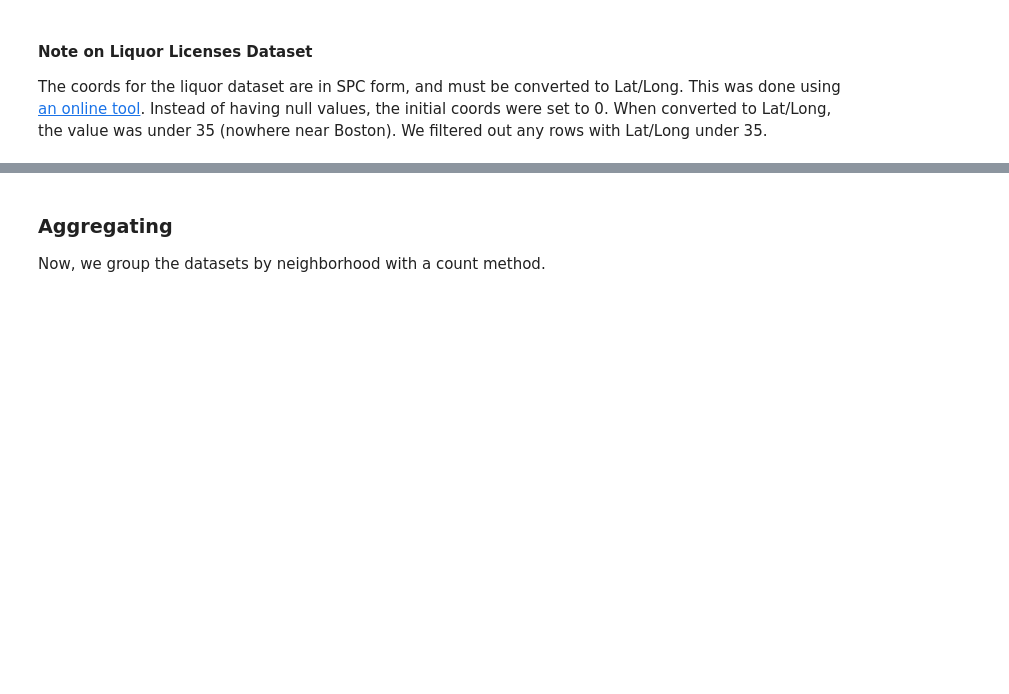
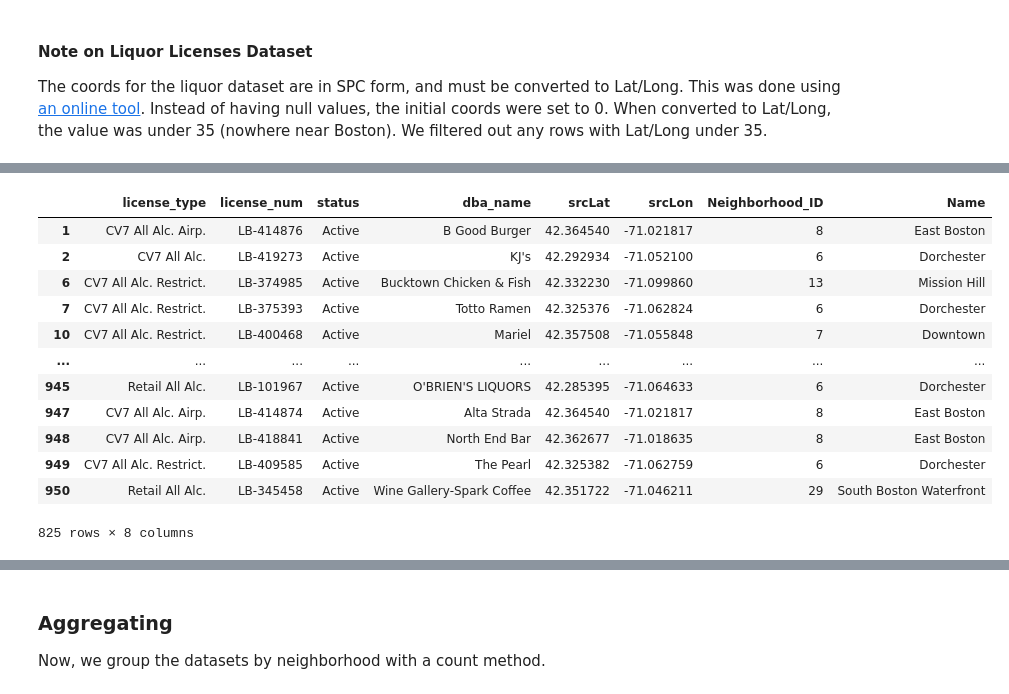
Before and after one commit to pickdani/Bostonography-Final, a Jupyter notebook: data-manipulation.ipynb, the cells around one changed output, grey strips where cells are left out. Saved outputs shown, nothing was run; the diff lists cells and outputs as text; code cells hidden in the pictures; blank space fills up the shorter version.

```diff
--- a/data-manipulation.ipynb
+++ b/data-manipulation.ipynb
@@ -113,0 +128,16 @@ alc = alc.astype({'Neighborhood_ID': 'int64'})
+# %%
+alc
+# %% [output]
+|  | license_type | license_num | status | dba_name | srcLat | srcLon | Neighborhood_ID | Name |
+| 1 | CV7 All Alc. Airp. | LB-414876 | Active | B Good Burger | 42.364540 | -71.021817 | 8 | East Boston |
+| 2 | CV7 All Alc. | LB-419273 | Active | KJ's | 42.292934 | -71.052100 | 6 | Dorchester |
+| 6 | CV7 All Alc. Restrict. | LB-374985 | Active | Bucktown Chicken & Fish | 42.332230 | -71.099860 | 13 | Mission Hill |
+| 7 | CV7 All Alc. Restrict. | LB-375393 | Active | Totto Ramen | 42.325376 | -71.062824 | 6 | Dorchester |
+| 10 | CV7 All Alc. Restrict. | LB-400468 | Active | Mariel | 42.357508 | -71.055848 | 7 | Downtown |
+| ... | ... | ... | ... | ... | ... | ... | ... | ... |
+| 945 | Retail All Alc. | LB-101967 | Active | O'BRIEN'S LIQUORS | 42.285395 | -71.064633 | 6 | Dorchester |
+| 947 | CV7 All Alc. Airp. | LB-414874 | Active | Alta Strada | 42.364540 | -71.021817 | 8 | East Boston |
+| 948 | CV7 All Alc. Airp. | LB-418841 | Active | North End Bar | 42.362677 | -71.018635 | 8 | East Boston |
+| 949 | CV7 All Alc. Restrict. | LB-409585 | Active | The Pearl | 42.325382 | -71.062759 | 6 | Dorchester |
+| 950 | Retail All Alc. | LB-345458 | Active | Wine Gallery-Spark Coffee | 42.351722 | -71.046211 | 29 | South Boston Waterfront |
+825 rows × 8 columns
```
Also changed, not shown: parts of 7 cells of this notebook.
